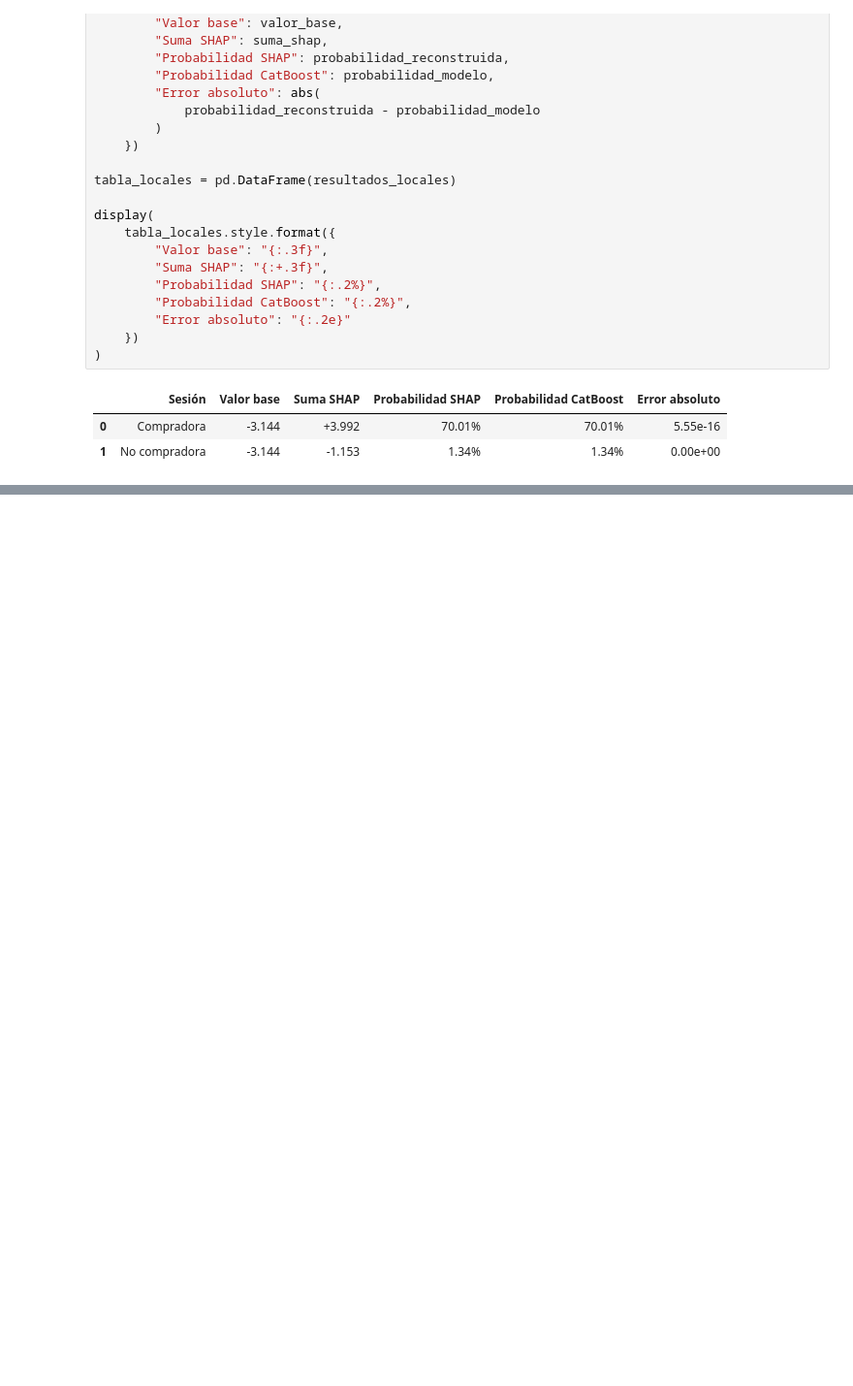
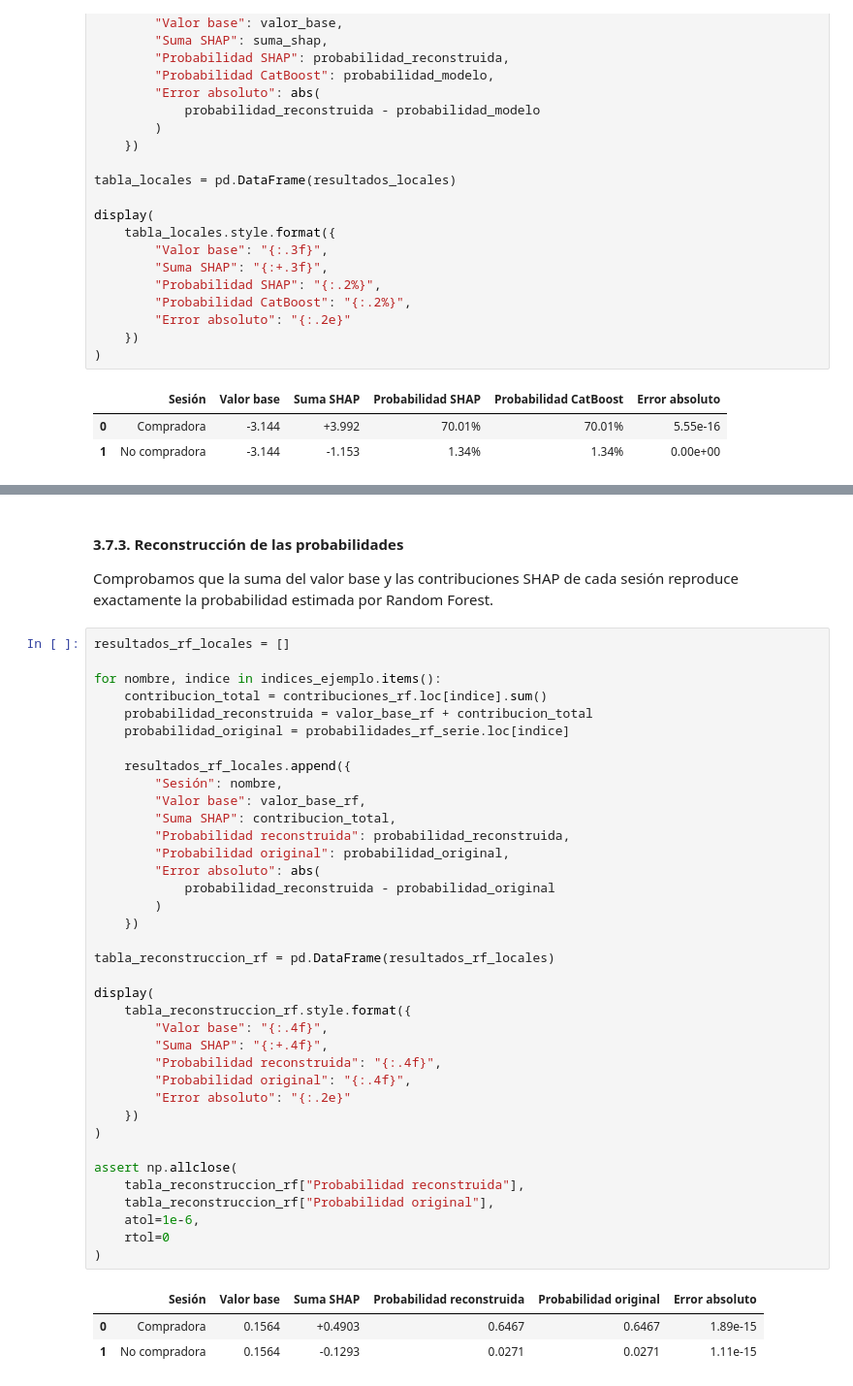
Before and after one commit to ikerav/online-shopping-prediction, a Jupyter notebook: notebooks/04_interpretabilidad.ipynb, the cells around one changed output, grey strips where cells are left out. Shown at 97% size. Cells and saved outputs as stored; diff of their text form; blank space fills up the shorter version.

```diff
--- a/notebooks/04_interpretabilidad.ipynb
+++ b/notebooks/04_interpretabilidad.ipynb
@@ -1327,0 +1676,45 @@ display(
+# %% [markdown]
+#### 3.7.3. Reconstrucción de las probabilidades
+
+Comprobamos que la suma del valor base y las contribuciones SHAP de cada sesión reproduce exactamente la probabilidad estimada por Random Forest.
+# %%
+resultados_rf_locales = []
+
+for nombre, indice in indices_ejemplo.items():
+    contribucion_total = contribuciones_rf.loc[indice].sum()
+    probabilidad_reconstruida = valor_base_rf + contribucion_total
+    probabilidad_original = probabilidades_rf_serie.loc[indice]
+
+    resultados_rf_locales.append({
+        "Sesión": nombre,
+        "Valor base": valor_base_rf,
+        "Suma SHAP": contribucion_total,
+        "Probabilidad reconstruida": probabilidad_reconstruida,
+        "Probabilidad original": probabilidad_original,
+        "Error absoluto": abs(
+            probabilidad_reconstruida - probabilidad_original
+        )
+    })
+
+tabla_reconstruccion_rf = pd.DataFrame(resultados_rf_locales)
+
+display(
+    tabla_reconstruccion_rf.style.format({
+        "Valor base": "{:.4f}",
+        "Suma SHAP": "{:+.4f}",
+        "Probabilidad reconstruida": "{:.4f}",
+        "Probabilidad original": "{:.4f}",
+        "Error absoluto": "{:.2e}"
+    })
+)
+
+assert np.allclose(
+    tabla_reconstruccion_rf["Probabilidad reconstruida"],
+    tabla_reconstruccion_rf["Probabilidad original"],
+    atol=1e-6,
+    rtol=0
+)
+# %% [output]
+|  | Sesión | Valor base | Suma SHAP | Probabilidad reconstruida | Probabilidad original | Error absoluto |
+| 0 | Compradora | 0.1564 | +0.4903 | 0.6467 | 0.6467 | 1.89e-15 |
+| 1 | No compradora | 0.1564 | -0.1293 | 0.0271 | 0.0271 | 1.11e-15 |
```
Also changed, not shown: parts of 54 cells of this notebook.
